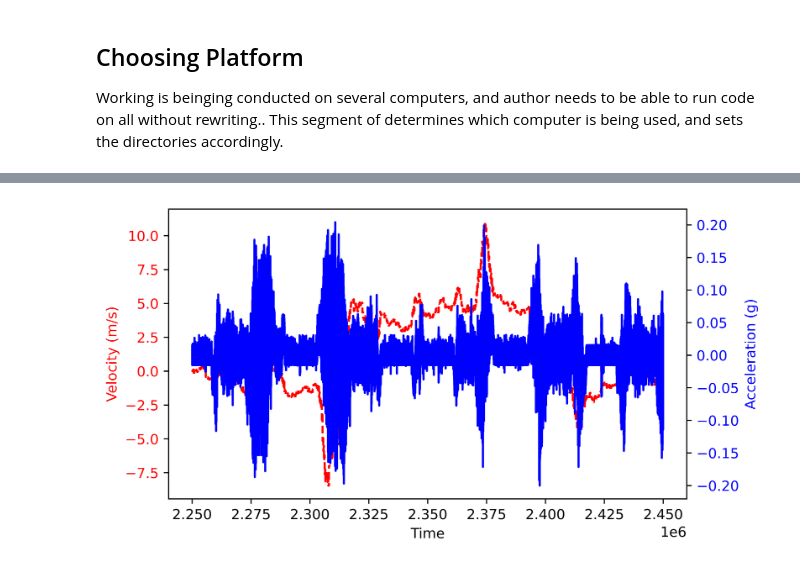
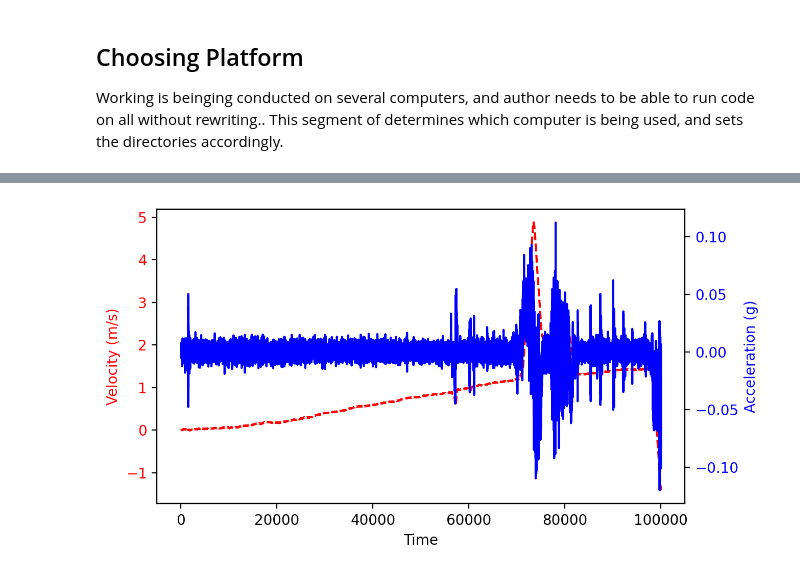
Before and after one commit to danchendrickson/RMG_NDE_Disssertation, a Jupyter notebook: Rail Charicterization Paper/Velocity Integration.ipynb, the cells around one changed output, grey strips where cells are left out. Drawn from its saved outputs; the diff is of its cells as text; code cells hidden in the pictures.

```diff
--- a/Rail Charicterization Paper/Velocity Integration.ipynb
+++ b/Rail Charicterization Paper/Velocity Integration.ipynb
@@ -89,4 +89,3 @@ elif Computer =='PortLap':
     folder = rootfolder + 'Recordings2\\'
 # %%
 files = os.listdir(folder)
-files = files[11:12]
@@ -332,11 +345,5 @@ def DeviationVelocity(file):
     else:
         pass
 # %%
-i=0
-
-start = 2250000
-end = 2450000
-
+i=2
 ODataSet = np.genfromtxt(open(folder+files[i],'r'), delimiter=',',skip_header=0,missing_values=0)
-
-Velocity = getVelocity1(ODataSet[start:end+1,3], ODataSet[start:end+1,2])
@@ -343,32 +354,38 @@ Velocity = getVelocity1(ODataSet[start:end+1,3], ODataSet[start:end+1,2])
+# %%
+start = 0
+end =   100000
+
+Smooth = Smooth = denoise_wavelet(ODataSet[start:end+1,3], method='VisuShrink', mode='soft', wavelet_levels=3, wavelet='sym2', rescale_sigma='True')
+Velocity = getVelocity(Smooth, ODataSet[start:end+1,2])
 # %%
-fig, ax1 = plt.subplots(figsize=(6.67,3.75),dpi=800,linewidth=0.5)
+fig, ax1 = plt.subplots(figsize=(6.67,3.75),dpi=200,linewidth=0.5)
 
 PlotLength = end-start+1
 v = Velocity
-sd = ODataSet[start:end+1,3]
+sd = Smooth
 
 ax1.set_xlabel('Time')
 ax1.set_ylabel('Velocity (m/s)', color = 'red')
 ax1.plot(np.linspace(start,end,PlotLength), v, color = 'red', linestyle = 'dashed', label='Velocity' )
 ax1.tick_params(axis ='y', labelcolor = 'red')
 #plt.ylim(-6,6)
 #legend_1 = ax1.legend(loc=2)
 #legend_1.remove()
 
 # Adding Twin Axes
 
 ax2 = ax1.twinx()
 
 ax2.set_ylabel('Acceleration (g)', color = 'blue')
 ax2.plot(np.linspace(start,end,PlotLength), sd, color = 'blue', label='Acceleration')
 ax2.tick_params(axis ='y', labelcolor = 'blue')
 #plt.ylim(0.0,0.6)
 #ax2.legend(loc=1)
 #ax2.add_artist(legend_1)
 # Show plot
 
 plt.show()
 # %% [output]
-[figure, old version]
+[figure, new version]
 # %%
 asdfadfadfadf
```
Also changed, not shown: parts of 9 cells of this notebook, 13 other files.
